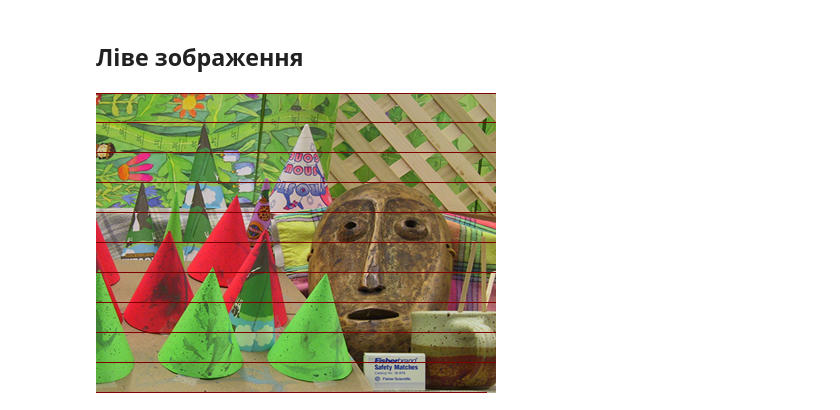
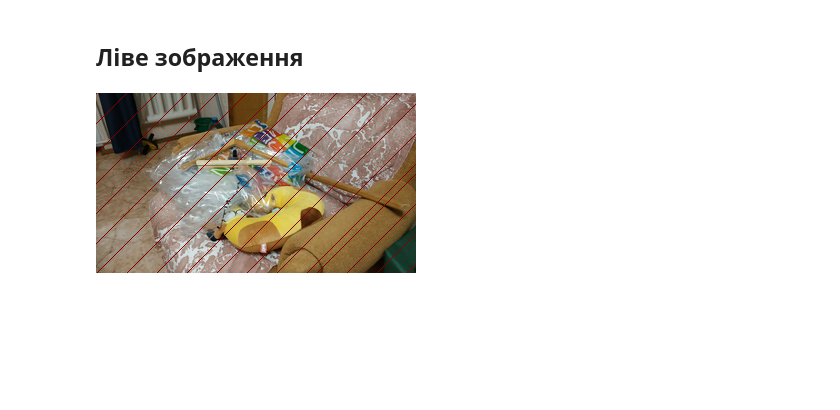
Before and after one commit to ArcaneStudent/stereolabs, a Jupyter notebook: lab2/lab2.ipynb, the cells around one changed output. Cells and saved outputs as stored; diff of their text form; code cells hidden in the pictures; blank space fills up the shorter version.

```diff
--- a/lab2/lab2.ipynb
+++ b/lab2/lab2.ipynb
@@ -15,10 +13,8 @@ img_r = img_r[10:]
 # %% [markdown]
 ## Params definition
 # %%
-kg_max=75
-kv_max=22
-
-kv_half = kv_max//2
+kg_max=40
+kv_max=80
 
 kv_half = kv_max//2
 height = img_r.shape[0]
@@ -32,7 +28,7 @@ length = img_r.shape[1]
 # %%
 #np.save("img_shift.npy", img_shift2)
 # %%
-img_shift2 = np.load("img_shift.npy")
+img_shift2 = np.load("../lab1/img_shift.npy")
 # %%
 from scipy import ndimage
 # %%
@@ -65,13 +61,13 @@ rejected_pairs = []
 # (X, X')
 for y_r in range(30, img_r.shape[0] - 30):
     for x_r in range(30, img_r.shape[1] - 30):
-        x_r3d = [x_r - 200, y_r - 150, 1]
+        x_r3d = [x_r - img_r.shape[1]//2, y_r - img_r.shape[0]//2, 1]
 
         dot_shift = img_shift2[y_r, x_r]
 
         x_l = int(x_r + dot_shift[0])
         y_l = int(y_r - (kv_half - dot_shift[1] ))
-        x_l3d = [x_l - 200, y_l - 150, 1]
+        x_l3d = [x_l - img_r.shape[1]//2, y_l - img_r.shape[0]//2, 1]
 
         if is_smooth(img_shift2, x_r, y_r):
             pairs.append([x_l3d, x_r3d])
@@ -232,3 +228,6 @@ draw = ImageDraw.Draw(image2show)
+# %%
+image2show = Image.fromarray(img_r.astype(np.uint8))
+draw = ImageDraw.Draw(image2show)
 # %%
 focus_x, focus_y = 200, 150
 
@@ -247,32 +246,32 @@ for y_img in range(0, 300, 30):
     projected_p2 = np.array([focus_x, focus_y, 0]) + focus2point*(1/focus2point[-1])
 
 
     projected_diff = projected_p1 - projected_p2
 
     projected_p1 = projected_p1 - 1000*projected_diff
     projected_p2 = projected_p2 + 1000*projected_diff
 
     draw.line((*projected_p1[:-1], *projected_p2[:-1]), fill=128)
 
-y_img = 300
+y_img = 0
 for x_img in range(0, 400, 30):
     diff_vector = np.array([x_img, y_img, 1]) - epipole2.reshape(3)
     x_line1, y_line1, z_line1 = epipole2.reshape(3) + (1/3)*diff_vector
     x_line2, y_line2, z_line2 = epipole2.reshape(3) + (2/3)*diff_vector
 
     focus2point = np.array([x_line1, y_line1, z_line1]) - np.array([focus_x, focus_y, 0])
     projected_p1 = np.array([focus_x, focus_y, 0]) + focus2point*(1/focus2point[-1])
 
     focus2point = np.array([x_line2, y_line2, z_line2]) - np.array([focus_x, focus_y, 0])
     projected_p2 = np.array([focus_x, focus_y, 0]) + focus2point*(1/focus2point[-1])
 
     projected_diff = projected_p1 - projected_p2
 
     projected_p1 = projected_p1 - 1000*projected_diff
     projected_p2 = projected_p2 + 1000*projected_diff
 
     draw.line((*projected_p1[:-1], *projected_p2[:-1]), fill=128)
 
 image2show
 # %% [output]
-[figure, old version]
+[figure, new version]
```
Also changed, not shown: parts of 14 cells of this notebook, 8 other files.
